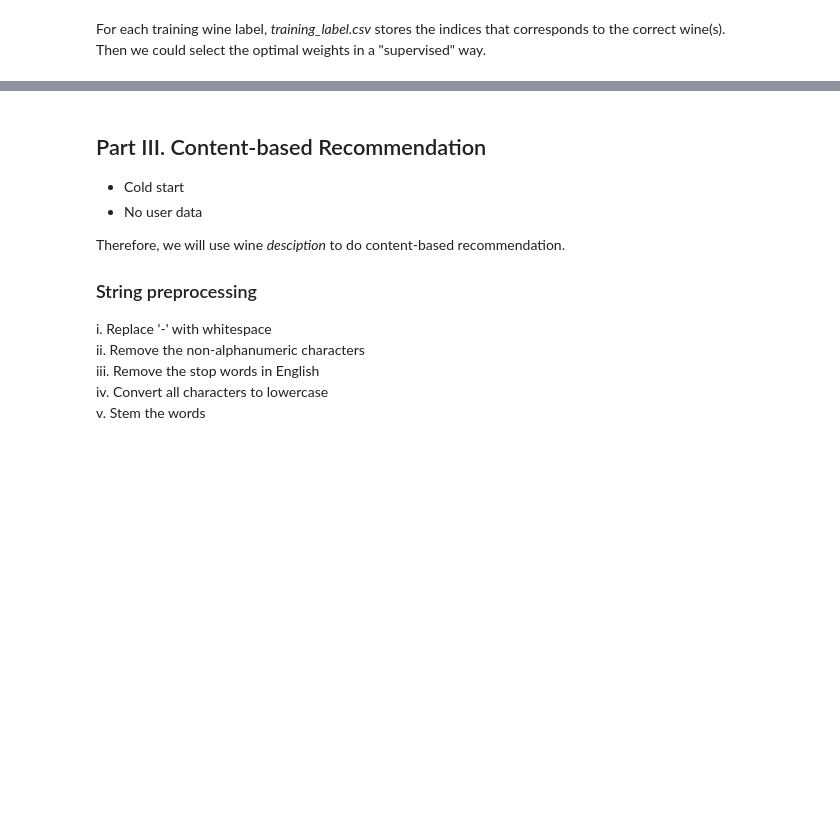
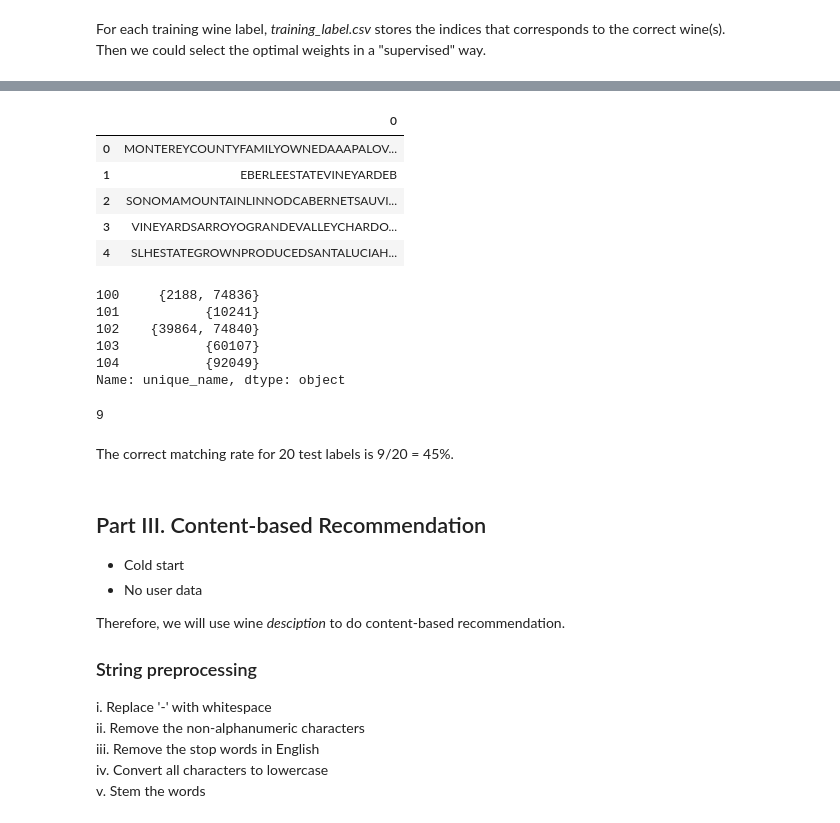
Before and after one commit to zy2292/Wine-Master, a Jupyter notebook: Final_Project_Wine_Master.ipynb, the cells around one changed output, grey strips where cells are left out. Cells and saved outputs as stored; diff of their text form; code cells hidden in the pictures; blank space fills up the shorter version.

```diff
--- a/Final_Project_Wine_Master.ipynb
+++ b/Final_Project_Wine_Master.ipynb
@@ -105,7 +107,7 @@ from datetime import datetime
 # %% [markdown]
 Load the location of text boxes
 # %%
-with open('../Data/text_detection_boxes.json') as f:
+with open('./Data/text_detection_boxes.json') as f:
     boxes = json.load(f)
 # %% [markdown]
 For each training image, combine the OCR results extracted from different text boxes
@@ -114,7 +116,7 @@ def text_ocr(boxes):
     result = dict()
     for i in list(range(len(boxes))):
         num = i+1
-        img = cv2.imread('../Data/Image/test_'+ str(num) +'.jpg', 0)
+        img = cv2.imread('./Data/Image/train_'+ str(num) +'.jpg', 0)
         res = ''
         for j in list(range(len(boxes[str(i+1)]))):
             location = list(map(int,boxes[str(i+1)][str(j+1)].split(',')))
@@ -286,3 +303,53 @@ def select_weighted_matching(text_str, label_set, weights, n):
+# %%
+with open('./Data/test_text_detection_boxes.json') as f:
+    test_boxes = json.load(f)
+
+def test_text_ocr(boxes):
+    result = dict()
+    for i in list(range(len(boxes))):
+        num = i+1
+        img = cv2.imread('./Data/Image/test_'+ str(num) +'.jpg', 0)
+        res = ''
+        for j in list(range(len(boxes[str(i+1)]))):
+            location = list(map(int,boxes[str(i+1)][str(j+1)].split(',')))
+            min_x,min_y,max_x,max_y = location[0],location[1],location[2],location[3]
+            image = img[min_y:max_y,min_x:max_x]
+            text = pytesseract.image_to_string(image, config = '--psm 3', lang = 'eng+fra+deu+ita+spa+por+afr')
+            res = res+text
+        result[i]=res
+    return result
+# %%
+test_text = test_text_ocr(test_boxes)
+# %%
+test_text_str = pd.DataFrame(test_text,index=[0]).T
+test_text_str[0] = test_text_str[0].apply(str_process)
+test_text_str.head()
+# %% [output]
+|  | 0 |
+| 0 | MONTEREYCOUNTYFAMILYOWNEDAAAPALOV... |
+| 1 | EBERLEESTATEVINEYARDEB |
+| 2 | SONOMAMOUNTAINLINNODCABERNETSAUVI... |
+| 3 | VINEYARDSARROYOGRANDEVALLEYCHARDO... |
+| 4 | SLHESTATEGROWNPRODUCEDSANTALUCIAH... |
+# %%
+test_labeldf = pd.read_csv('./Data/training_label.csv')
+test_labeldf = test_labeldf.iloc[100:120,:]
+test_label = test_labeldf.iloc[:,1]
+test_label_set = test_label.apply(lambda x: set(list(map(int,x.split(',')))))
+test_label_set.head()
+# %% [output]
+100     {2188, 74836}
+101           {10241}
+102    {39864, 74840}
+103           {60107}
+104           {92049}
+Name: unique_name, dtype: object
+# %%
+select_weighted_matching(test_text_str, test_label_set, weights=[1, 0.1, 1.3, 1, 1, 1.6], n=4)
+# %% [output]
+9
+# %% [markdown]
+The correct matching rate for 20 test labels is 9/20 = 45%.
 # %% [markdown]
 ## Part III. Content-based Recommendation
 
```
Also changed, not shown: parts of 7 cells of this notebook, 2 other files.
